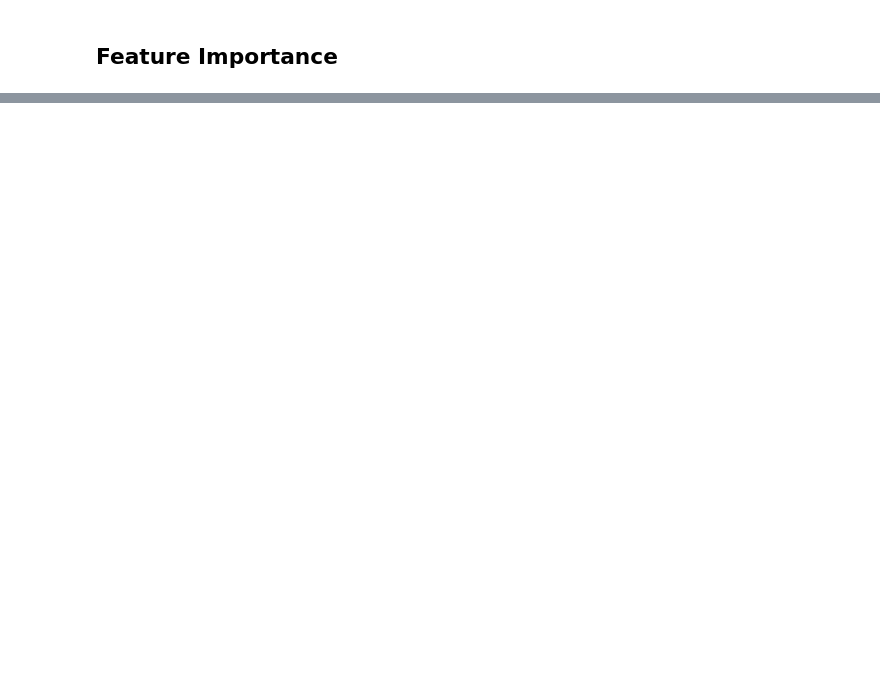
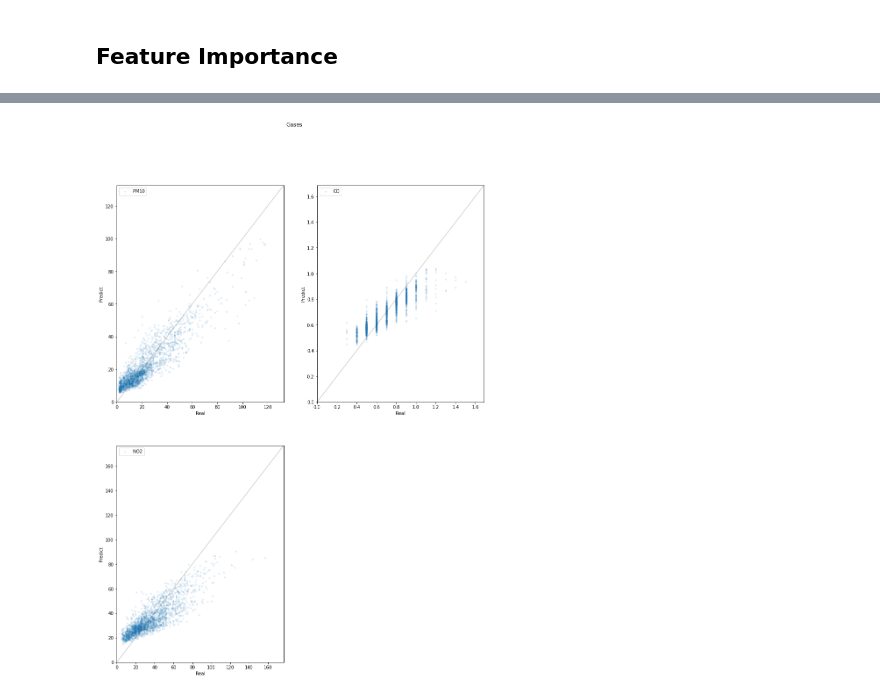
Before and after one commit to WebValley2022/DS2, a Jupyter notebook: machine_learning/APPA2/training_appa2.ipynb, the cells around one changed output, grey strips where cells are left out. Saved outputs shown, nothing was run; the diff lists cells and outputs as text; code cells hidden in the pictures; blank space fills up the shorter version.

```diff
--- a/machine_learning/APPA2/training_appa2.ipynb
+++ b/machine_learning/APPA2/training_appa2.ipynb
@@ -224,0 +194,19 @@ plt.show()
+# %%
+gases = Y_train.columns
+
+fig = plt.figure(figsize=(15, 20))
+fig.suptitle('Gases')
+outer = gridspec.GridSpec(2, 2, wspace=0.2, hspace=0.2)
+for index, gas in enumerate(gases):
+    ax = plt.Subplot(fig, outer[index])
+    ax.scatter(Y_train[gas], rf_random.predict(X_train)[:,index], marker=".", alpha=0.1, label=gas)
+    ax.set_xlabel(f"Real")
+    ax.set_ylabel(f"Predict")
+    ax.set_xlim(0, Y_train[gas].max()*9/8)
+    ax.set_ylim(0, Y_train[gas].max()*9/8)
+    ax.plot([-100, Y_train[gas].max()*10], [-100,  Y_train[gas].max()*10], c="k", alpha=0.2)
+    ax.legend()
+    fig.add_subplot(ax)
+fig.show()
+# %% [output]
+[figure, added]
```
Also changed, not shown: parts of 18 cells of this notebook.
